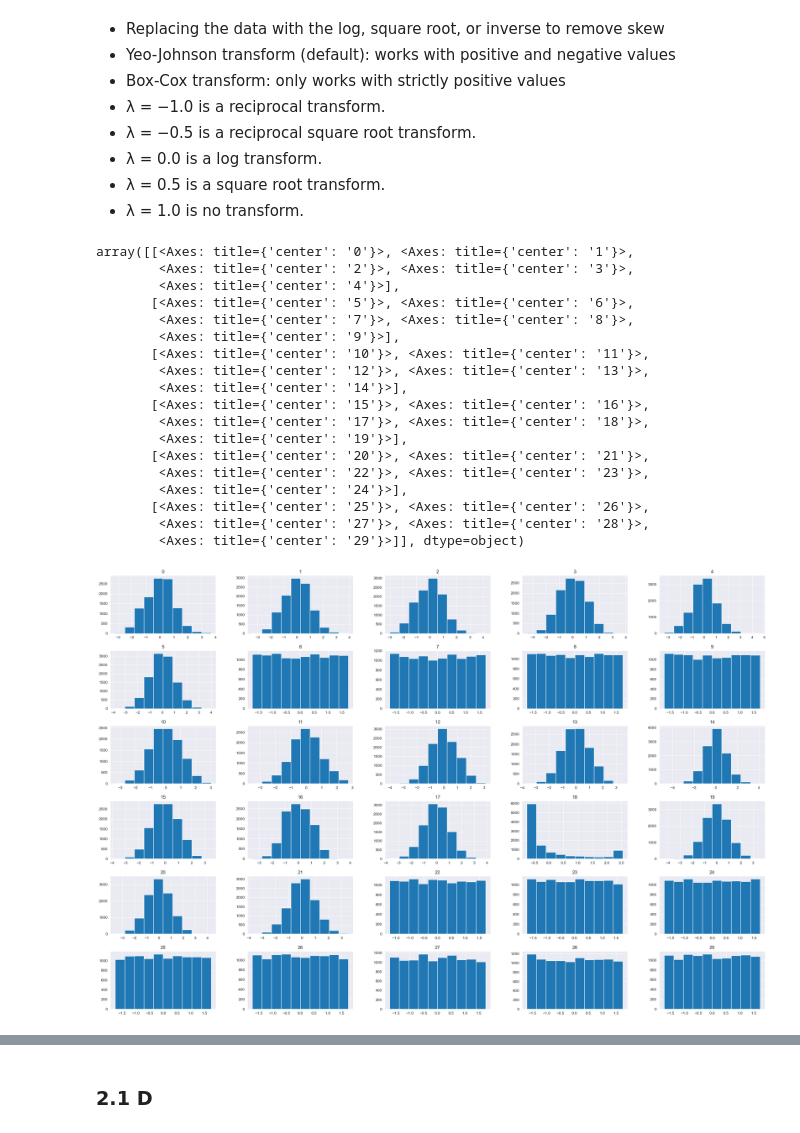
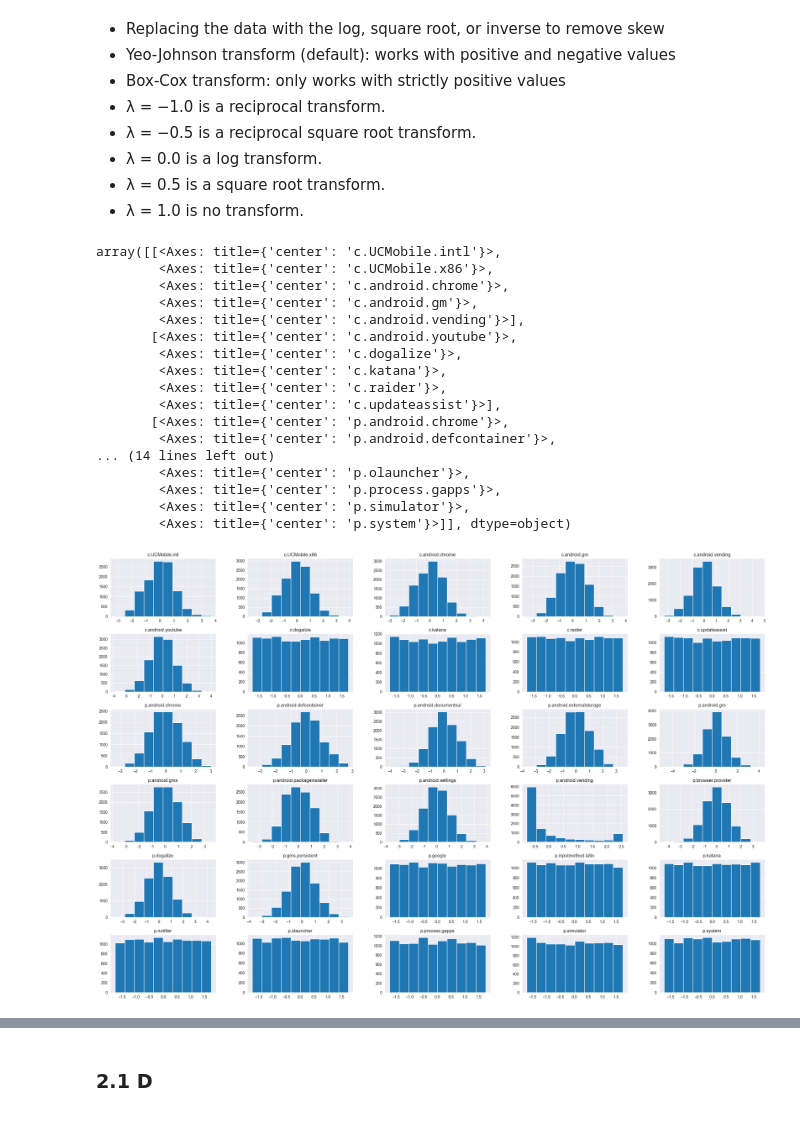
Before and after one commit to justAnArthur/iau-quest, a Jupyter notebook: 02.ipynb, the cells around one changed output, grey strips where cells are left out. Drawn from its saved outputs; the diff is of its cells as text; code cells hidden in the pictures.

```diff
--- a/02.ipynb
+++ b/02.ipynb
@@ -322,6 +324,8 @@ print(train_data)
  [0.46973618 0.57778419 0.44026748 ... 0.71926332 0.6032233  0.0115573 ]
  [0.41503067 0.64385612 0.41392893 ... 0.06627574 0.8287044  0.9897339 ]
  [0.44842678 0.68466792 0.33338745 ... 0.02143192 0.0577888  0.1111205 ]]
+# %%
+train_data = normalization(train_data)
 # %% [markdown]
 #### Data standardization
 
@@ -330,12 +334,13 @@ print(train_data)
 from numpy import asarray
 from sklearn.preprocessing import StandardScaler
 
-# define standard scaler
-scaler = StandardScaler()
+def standardization(df_s):
+    # define standard scaler
+    scaler = StandardScaler()
 
-# transform data
-train_data = scaler.fit_transform(train_data)
-print(train_data)
+    # transform data
+    df_s = scaler.fit_transform(df_s)
+    return df_s
 # %% [output]
 [[ 1.63791753 -0.18230281 -0.66546561 ...  0.9313023  -1.32399256
    1.48586702]
@@ -363,3 +357,0 @@ var = VarianceThreshold(0.05)
-# %%
-train_data = var.fit_transform(train_data)
-train_data
@@ -381,0 +358,2 @@ array([[ 1.63791753, -0.18230281, -0.66546561, ...,  0.9313023 ,
+# %%
+train_data = standardization(train_data)
@@ -393,40 +373,38 @@ array([[ 1.63791753, -0.18230281, -0.66546561, ...,  0.9313023 ,
 # %%
 from matplotlib import pyplot as plt
 from pandas import read_csv
 from pandas import DataFrame
 from sklearn.preprocessing import PowerTransformer
 
 plt.rcParams['figure.figsize'] = [30, 20]
 
-# retrieve just the numeric input values
-# train_data = train_data.values[:, :-1]
 
 # perform a yeo-johnson transform of the dataset
 pt = PowerTransformer(method='yeo-johnson')
 train_data = pt.fit_transform(train_data)
 
 # convert the array back to a dataframe
-train_data = DataFrame(train_data)
+columns = columns.difference(['mwra'])
+train_data = DataFrame(train_data, columns=columns)
 
 # histograms of the variables
 train_data.hist()
 # %% [output]
-array([[<Axes: title={'center': '0'}>, <Axes: title={'center': '1'}>,
-        <Axes: title={'center': '2'}>, <Axes: title={'center': '3'}>,
-        <Axes: title={'center': '4'}>],
-       [<Axes: title={'center': '5'}>, <Axes: title={'center': '6'}>,
-        <Axes: title={'center': '7'}>, <Axes: title={'center': '8'}>,
-        <Axes: title={'center': '9'}>],
-       [<Axes: title={'center': '10'}>, <Axes: title={'center': '11'}>,
-        <Axes: title={'center': '12'}>, <Axes: title={'center': '13'}>,
-        <Axes: title={'center': '14'}>],
-       [<Axes: title={'center': '15'}>, <Axes: title={'center': '16'}>,
-        <Axes: title={'center': '17'}>, <Axes: title={'center': '18'}>,
-        <Axes: title={'center': '19'}>],
-       [<Axes: title={'center': '20'}>, <Axes: title={'center': '21'}>,
-        <Axes: title={'center': '22'}>, <Axes: title={'center': '23'}>,
-        <Axes: title={'center': '24'}>],
-       [<Axes: title={'center': '25'}>, <Axes: title={'center': '26'}>,
-        <Axes: title={'center': '27'}>, <Axes: title={'center': '28'}>,
-        <Axes: title={'center': '29'}>]], dtype=object)
+array([[<Axes: title={'center': 'c.UCMobile.intl'}>,
+        <Axes: title={'center': 'c.UCMobile.x86'}>,
+        <Axes: title={'center': 'c.android.chrome'}>,
+        <Axes: title={'center': 'c.android.gm'}>,
+        <Axes: title={'center': 'c.android.vending'}>],
+       [<Axes: title={'center': 'c.android.youtube'}>,
+        <Axes: title={'center': 'c.dogalize'}>,
+        <Axes: title={'center': 'c.katana'}>,
+        <Axes: title={'center': 'c.raider'}>,
+        <Axes: title={'center': 'c.updateassist'}>],
+       [<Axes: title={'center': 'p.android.chrome'}>,
+        <Axes: title={'center': 'p.android.defcontainer'}>,
+... (14 lines left out)
+        <Axes: title={'center': 'p.olauncher'}>,
+        <Axes: title={'center': 'p.process.gapps'}>,
+        <Axes: title={'center': 'p.simulator'}>,
+        <Axes: title={'center': 'p.system'}>]], dtype=object)
-[figure, old version]
+[figure, new version]
```
Also changed, not shown: parts of 31 cells of this notebook.
